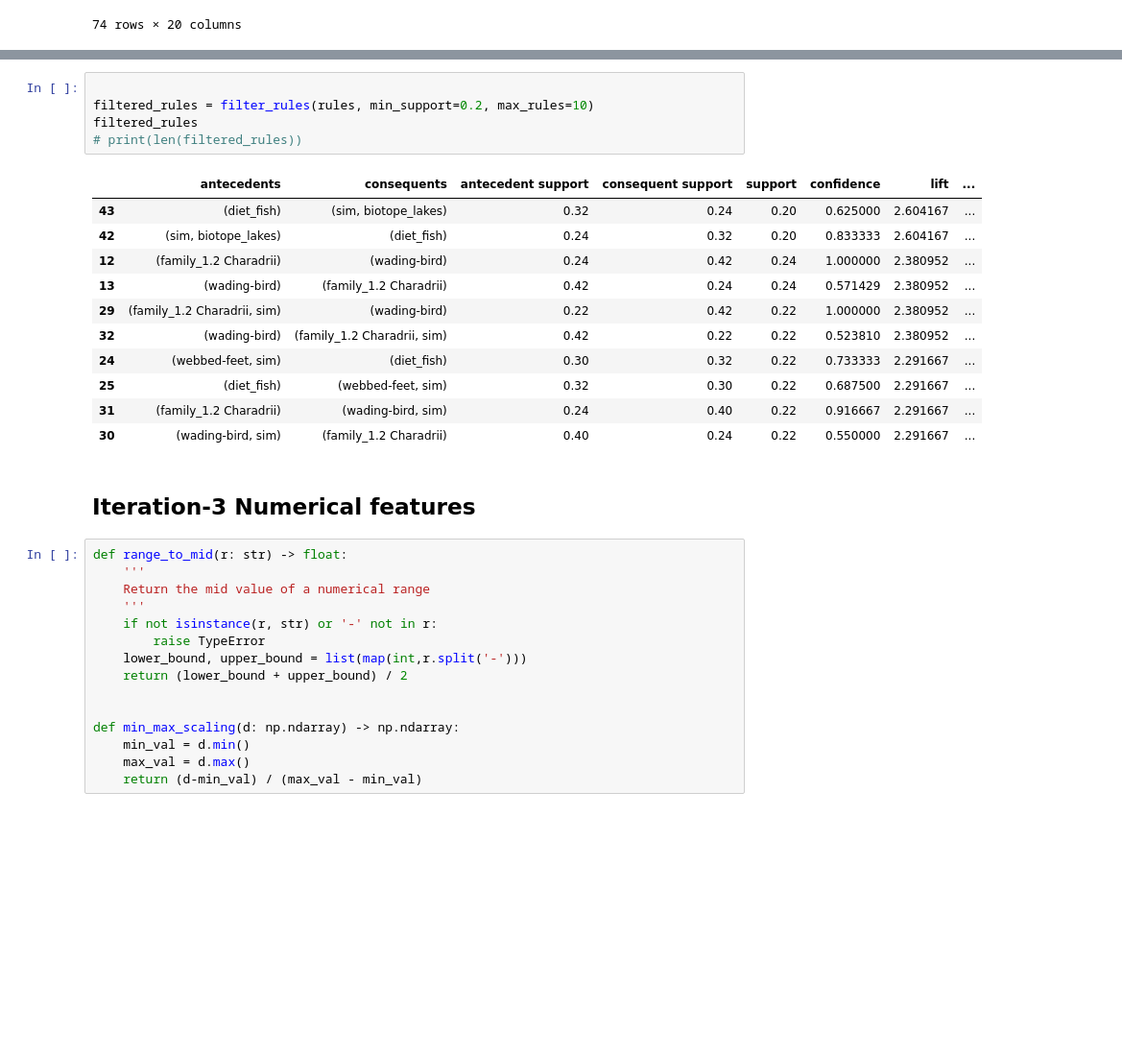
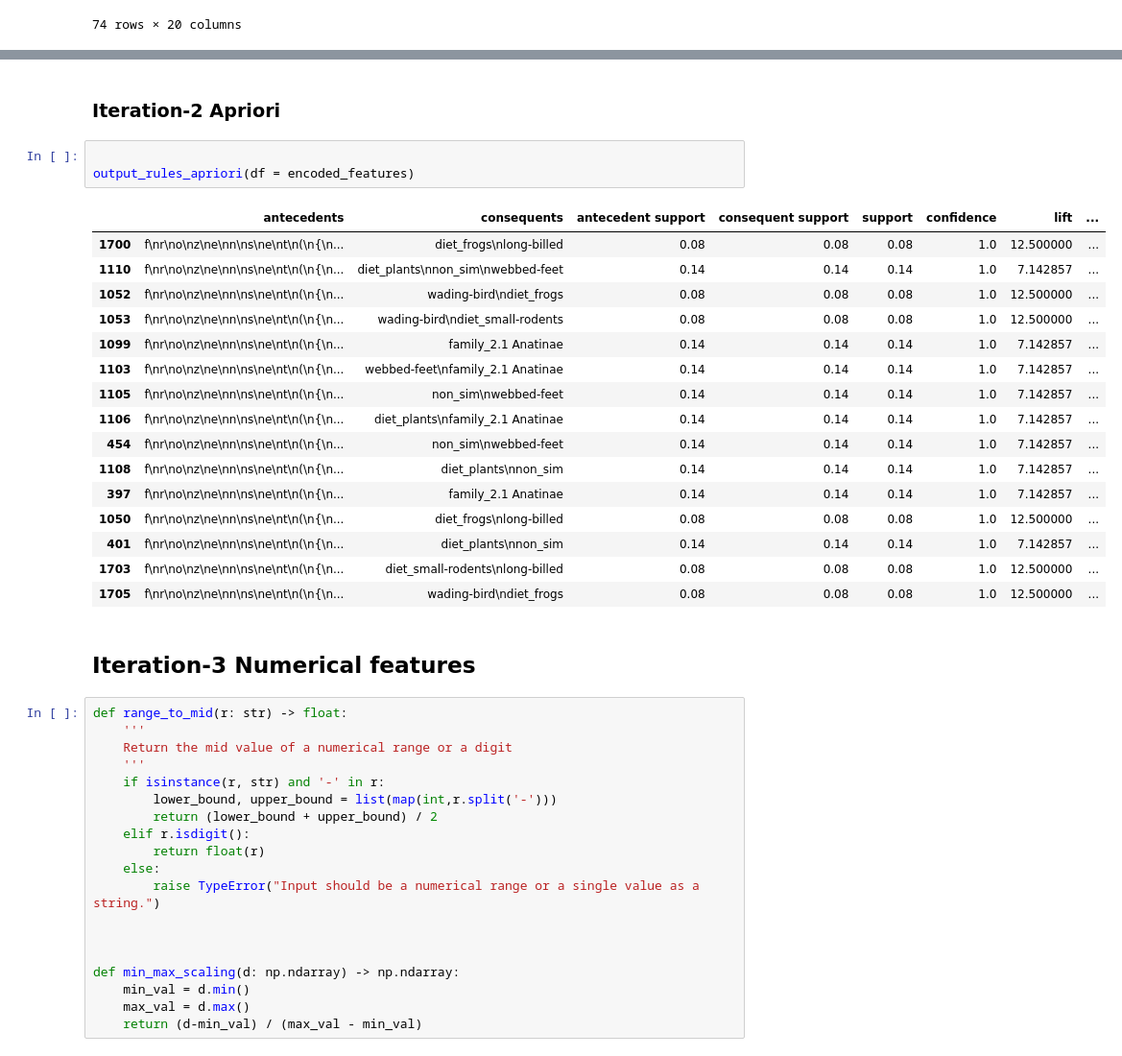
Before and after one commit to ancuongnguyen07/CS-E4650, a Jupyter notebook: hw3/code/solution_hw3.ipynb, the cells around one changed output, grey strips where cells are left out. Shown: that part at 96% size. Cells and saved outputs as stored; diff of their text form; blank space fills up the shorter version.

```diff
--- a/hw3/code/solution_hw3.ipynb
+++ b/hw3/code/solution_hw3.ipynb
@@ -448,31 +431,40 @@ rules
-# %%
-
-filtered_rules = filter_rules(rules, min_support=0.2, max_rules=10)
-filtered_rules
-# print(len(filtered_rules))
-# %% [output]
-|  | antecedents | consequents | antecedent support | consequent support | support | confidence | lift | ... |
-| 43 | (diet_fish) | (sim, biotope_lakes) | 0.32 | 0.24 | 0.20 | 0.625000 | 2.604167 | ... |
-| 42 | (sim, biotope_lakes) | (diet_fish) | 0.24 | 0.32 | 0.20 | 0.833333 | 2.604167 | ... |
-| 12 | (family_1.2 Charadrii) | (wading-bird) | 0.24 | 0.42 | 0.24 | 1.000000 | 2.380952 | ... |
-| 13 | (wading-bird) | (family_1.2 Charadrii) | 0.42 | 0.24 | 0.24 | 0.571429 | 2.380952 | ... |
-| 29 | (family_1.2 Charadrii, sim) | (wading-bird) | 0.22 | 0.42 | 0.22 | 1.000000 | 2.380952 | ... |
-| 32 | (wading-bird) | (family_1.2 Charadrii, sim) | 0.42 | 0.22 | 0.22 | 0.523810 | 2.380952 | ... |
-| 24 | (webbed-feet, sim) | (diet_fish) | 0.30 | 0.32 | 0.22 | 0.733333 | 2.291667 | ... |
-| 25 | (diet_fish) | (webbed-feet, sim) | 0.32 | 0.30 | 0.22 | 0.687500 | 2.291667 | ... |
-| 31 | (family_1.2 Charadrii) | (wading-bird, sim) | 0.24 | 0.40 | 0.22 | 0.916667 | 2.291667 | ... |
-| 30 | (wading-bird, sim) | (family_1.2 Charadrii) | 0.40 | 0.24 | 0.22 | 0.550000 | 2.291667 | ... |
+# %% [markdown]
+### Iteration-2 Apriori
+# %%
+
+output_rules_apriori(df = encoded_features)
+# %% [output]
+|  | antecedents | consequents | antecedent support | consequent support | support | confidence | lift | ... |
+| 1700 | f\nr\no\nz\ne\nn\ns\ne\nt\n(\n{\n... | diet_frogs\nlong-billed | 0.08 | 0.08 | 0.08 | 1.0 | 12.500000 | ... |
+| 1110 | f\nr\no\nz\ne\nn\ns\ne\nt\n(\n{\n... | diet_plants\nnon_sim\nwebbed-feet | 0.14 | 0.14 | 0.14 | 1.0 | 7.142857 | ... |
+| 1052 | f\nr\no\nz\ne\nn\ns\ne\nt\n(\n{\n... | wading-bird\ndiet_frogs | 0.08 | 0.08 | 0.08 | 1.0 | 12.500000 | ... |
+| 1053 | f\nr\no\nz\ne\nn\ns\ne\nt\n(\n{\n... | wading-bird\ndiet_small-rodents | 0.08 | 0.08 | 0.08 | 1.0 | 12.500000 | ... |
+| 1099 | f\nr\no\nz\ne\nn\ns\ne\nt\n(\n{\n... | family_2.1 Anatinae | 0.14 | 0.14 | 0.14 | 1.0 | 7.142857 | ... |
+| 1103 | f\nr\no\nz\ne\nn\ns\ne\nt\n(\n{\n... | webbed-feet\nfamily_2.1 Anatinae | 0.14 | 0.14 | 0.14 | 1.0 | 7.142857 | ... |
+| 1105 | f\nr\no\nz\ne\nn\ns\ne\nt\n(\n{\n... | non_sim\nwebbed-feet | 0.14 | 0.14 | 0.14 | 1.0 | 7.142857 | ... |
+| 1106 | f\nr\no\nz\ne\nn\ns\ne\nt\n(\n{\n... | diet_plants\nfamily_2.1 Anatinae | 0.14 | 0.14 | 0.14 | 1.0 | 7.142857 | ... |
+| 454 | f\nr\no\nz\ne\nn\ns\ne\nt\n(\n{\n... | non_sim\nwebbed-feet | 0.14 | 0.14 | 0.14 | 1.0 | 7.142857 | ... |
+| 1108 | f\nr\no\nz\ne\nn\ns\ne\nt\n(\n{\n... | diet_plants\nnon_sim | 0.14 | 0.14 | 0.14 | 1.0 | 7.142857 | ... |
+| 397 | f\nr\no\nz\ne\nn\ns\ne\nt\n(\n{\n... | family_2.1 Anatinae | 0.14 | 0.14 | 0.14 | 1.0 | 7.142857 | ... |
+| 1050 | f\nr\no\nz\ne\nn\ns\ne\nt\n(\n{\n... | diet_frogs\nlong-billed | 0.08 | 0.08 | 0.08 | 1.0 | 12.500000 | ... |
+| 401 | f\nr\no\nz\ne\nn\ns\ne\nt\n(\n{\n... | diet_plants\nnon_sim | 0.14 | 0.14 | 0.14 | 1.0 | 7.142857 | ... |
+| 1703 | f\nr\no\nz\ne\nn\ns\ne\nt\n(\n{\n... | diet_small-rodents\nlong-billed | 0.08 | 0.08 | 0.08 | 1.0 | 12.500000 | ... |
+| 1705 | f\nr\no\nz\ne\nn\ns\ne\nt\n(\n{\n... | wading-bird\ndiet_frogs | 0.08 | 0.08 | 0.08 | 1.0 | 12.500000 | ... |
 # %% [markdown]
 ## Iteration-3 Numerical features
 # %%
 def range_to_mid(r: str) -> float:
     '''
-    Return the mid value of a numerical range
+    Return the mid value of a numerical range or a digit
     '''
-    if not isinstance(r, str) or '-' not in r:
-        raise TypeError
-    lower_bound, upper_bound = list(map(int,r.split('-')))
-    return (lower_bound + upper_bound) / 2
+    if isinstance(r, str) and '-' in r:
+        lower_bound, upper_bound = list(map(int,r.split('-')))
+        return (lower_bound + upper_bound) / 2
+    elif r.isdigit():
+        return float(r)
+    else:
+        raise TypeError("Input should be a numerical range or a single value as a string.")
+
 
 
 def min_max_scaling(d: np.ndarray) -> np.ndarray:
```
Also changed, not shown: parts of 19 cells of this notebook, 16 other files.
